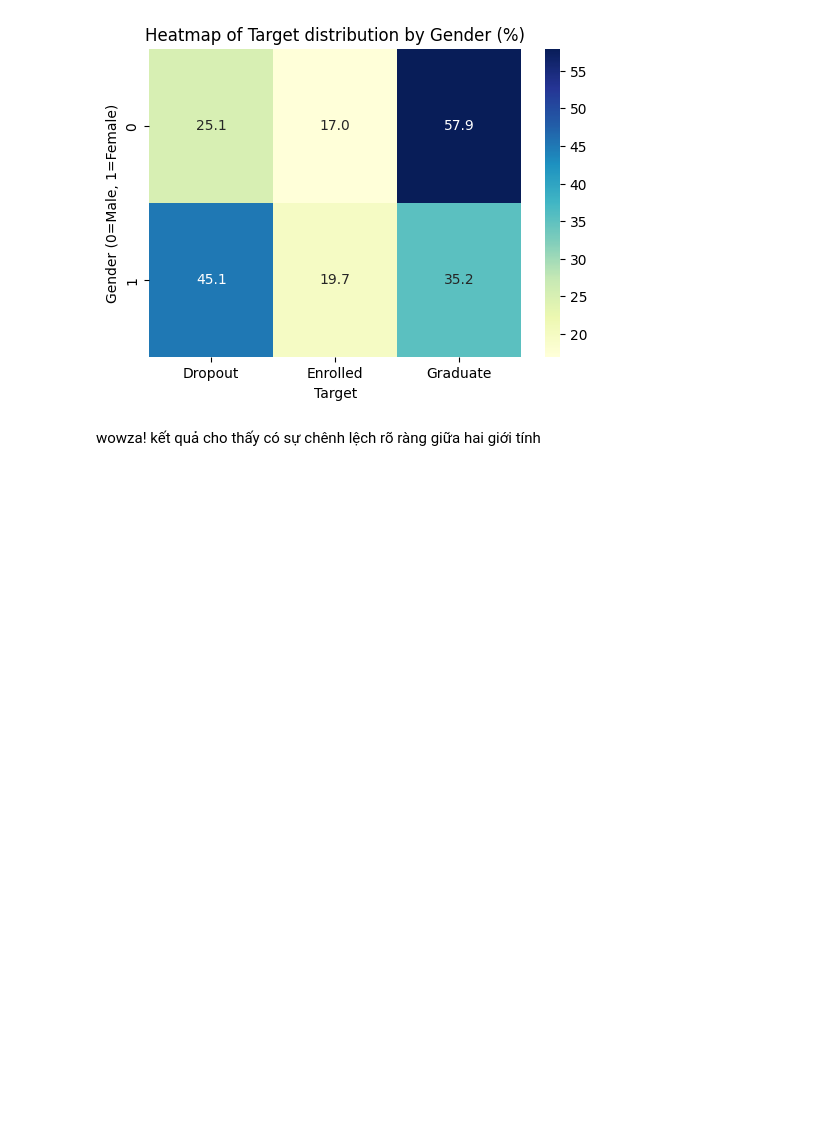
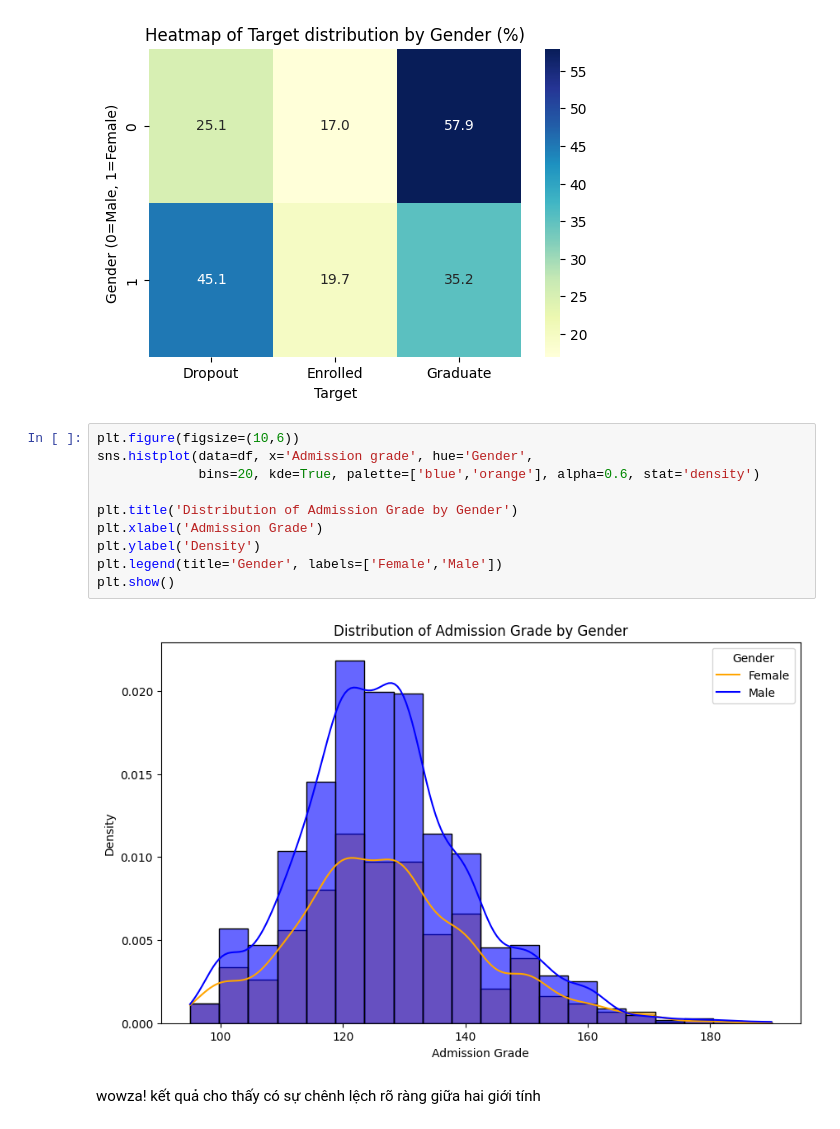
Before and after one commit to Scrowbin/end, a Jupyter notebook: code.ipynb, the cells around one changed output. Drawn from its saved outputs; the diff is of its cells as text; blank space fills up the shorter version.

```diff
--- a/code.ipynb
+++ b/code.ipynb
@@ -585,6 +540,18 @@ plt.title("Heatmap of Target distribution by Gender (%)")
 plt.show()
 # %% [output]
 [figure]
+# %%
+plt.figure(figsize=(10,6))
+sns.histplot(data=df, x='Admission grade', hue='Gender',
+             bins=20, kde=True, palette=['blue','orange'], alpha=0.6, stat='density')
+
+plt.title('Distribution of Admission Grade by Gender')
+plt.xlabel('Admission Grade')
+plt.ylabel('Density')
+plt.legend(title='Gender', labels=['Female','Male'])
+plt.show()
+# %% [output]
+[figure, added]
 # %% [markdown]
 wowza! kết quả cho thấy có sự chênh lệch rõ ràng giữa hai giới tính
 # %% [markdown]
```
Also changed, not shown: parts of 9 cells of this notebook.
